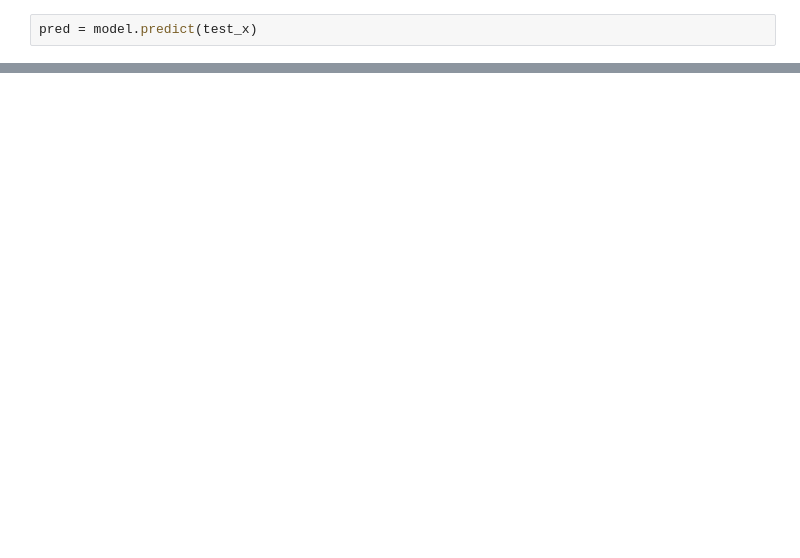
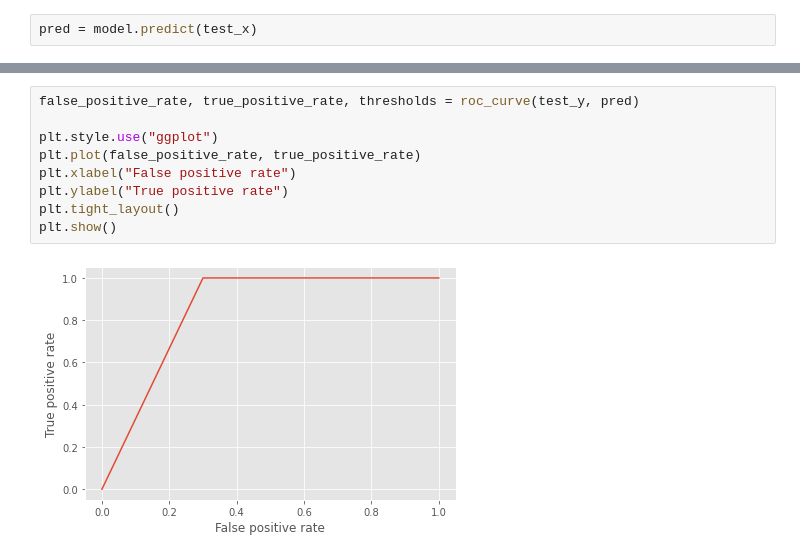
Before and after one commit to Bartito95/heart_analysis, a Jupyter notebook: model.ipynb, the cells around one changed output, grey strips where cells are left out. Saved outputs shown, nothing was run; the diff lists cells and outputs as text; blank space fills up the shorter version.

```diff
--- a/model.ipynb
+++ b/model.ipynb
@@ -117,0 +108,11 @@ data.sample(3)
+# %%
+false_positive_rate, true_positive_rate, thresholds = roc_curve(test_y, pred)
+
+plt.style.use("ggplot")
+plt.plot(false_positive_rate, true_positive_rate)
+plt.xlabel("False positive rate")
+plt.ylabel("True positive rate")
+plt.tight_layout()
+plt.show()
+# %% [output]
+[figure, added]
```
Also changed, not shown: parts of 35 cells of this notebook.
